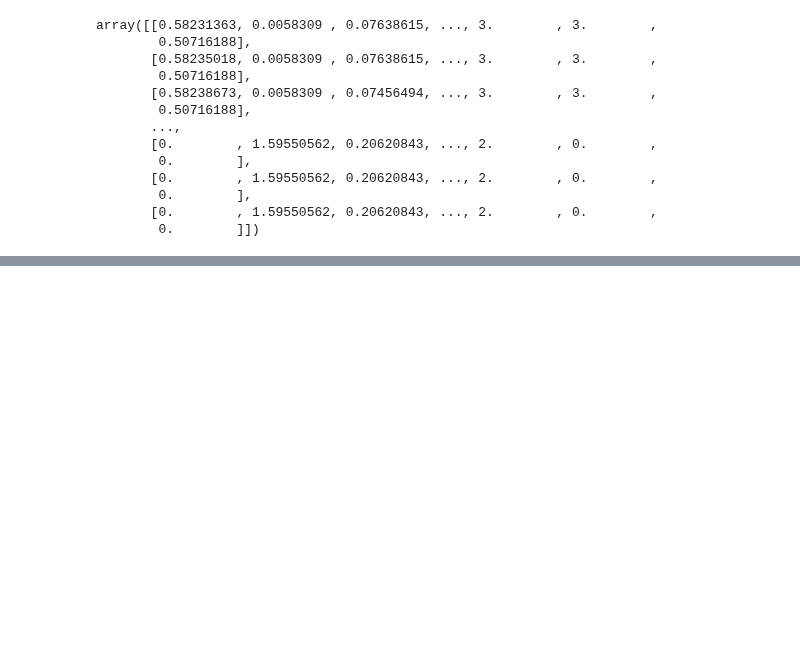
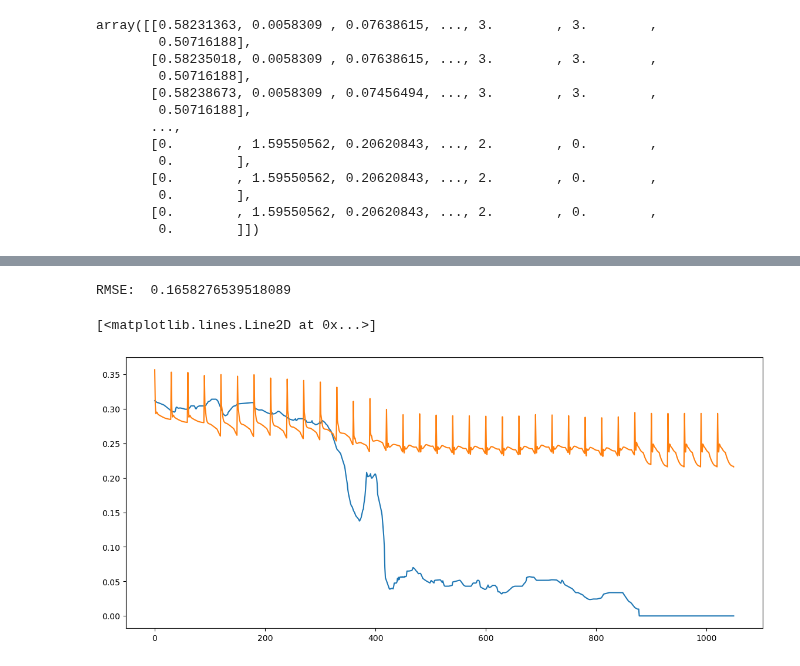
Before and after one commit to dyce135/Algorithmic_Tennis_Betting, a Jupyter notebook: model_benchmark.ipynb, the cells around one changed output, grey strips where cells are left out. Saved outputs shown, nothing was run; the diff lists cells and outputs as text; code cells hidden in the pictures; blank space fills up the shorter version.

Commit message:
- new model

```diff
--- a/model_benchmark.ipynb
+++ b/model_benchmark.ipynb
@@ -119,0 +79,2 @@ plt.show()
+# %%
+score, scores, actual, predicted = seq2seq_model.evaluate_model(model, train, test, 3, 30, features=[0, 5, 6])
@@ -119,0 +88,11 @@ plt.show()
+# %%
+print('RMSE: ', score)
+actual_odds = actual.reshape((actual.shape[0]*actual.shape[1]))
+predicted_odds = predicted.reshape((predicted.shape[0]*predicted.shape[1]))
+plt.figure(figsize=(14,6))
+plt.plot(actual_odds)
+plt.plot(predicted_odds)
+# %% [output]
+RMSE:  0.1658276539518089
+[<matplotlib.lines.Line2D at 0x...>]
+[figure, added]
```
Also changed, not shown: parts of 8 cells of this notebook, 7 other files.
